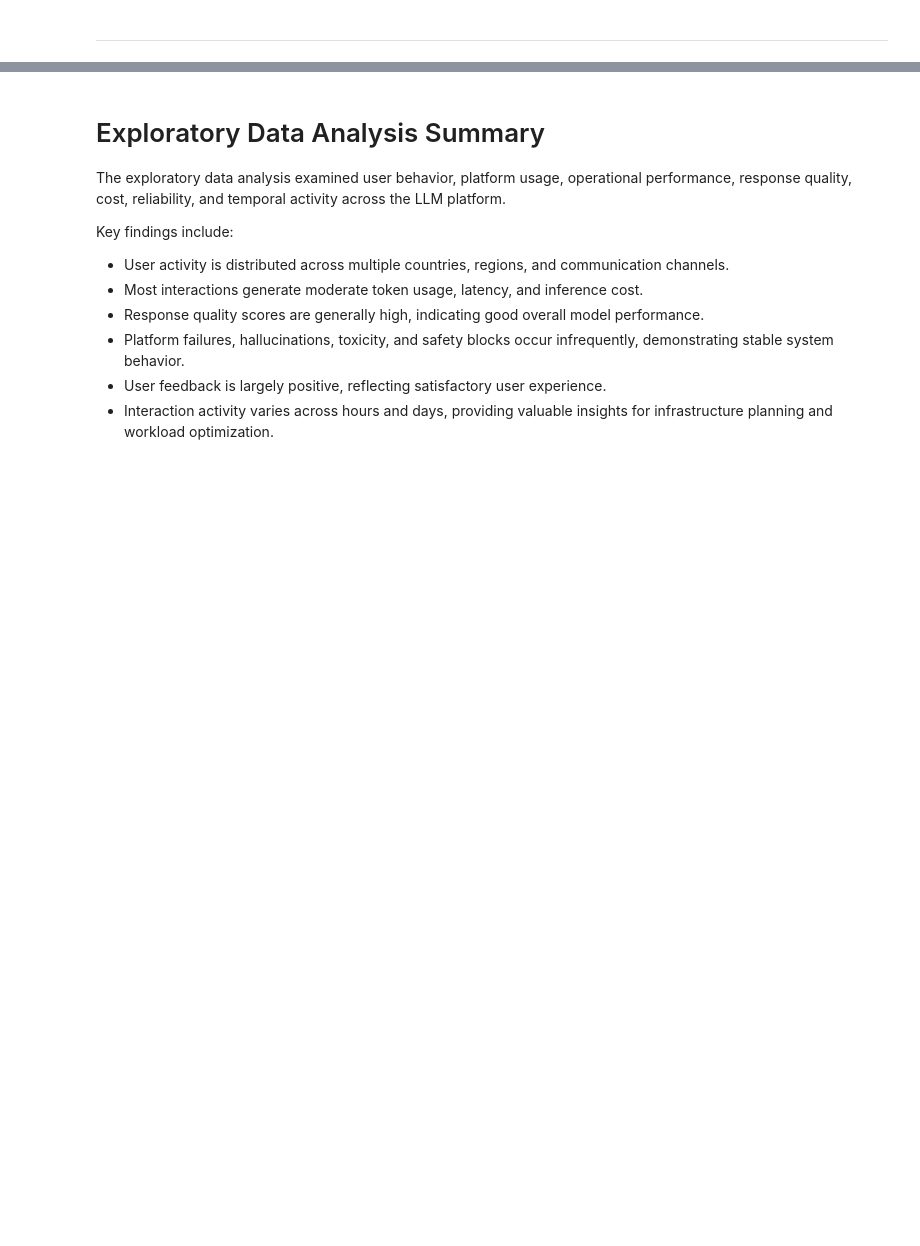
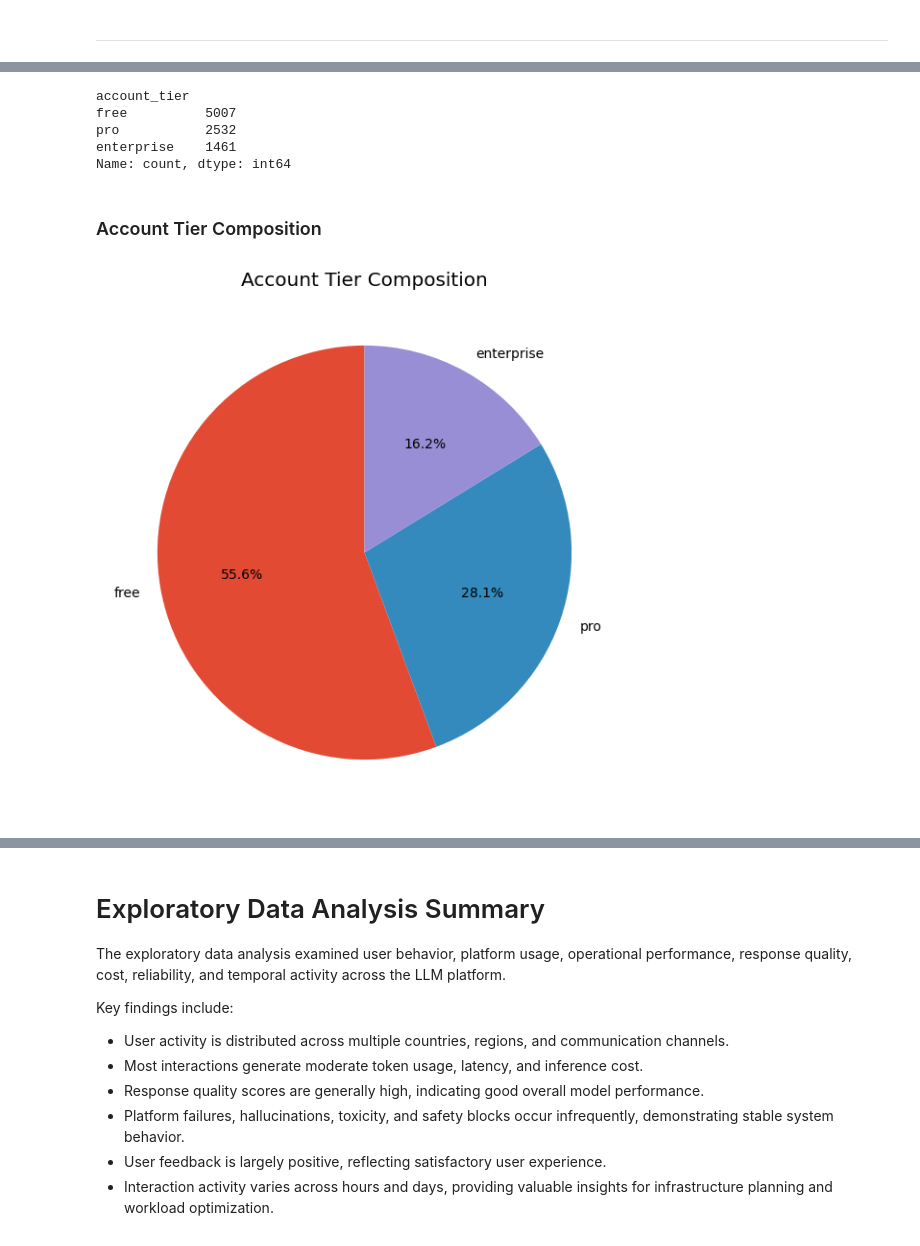
Before and after one commit to CHARANJOD/LLM-Platform-Analytics, a Jupyter notebook: notebooks/03_EDA.ipynb, the cells around one changed output, grey strips where cells are left out. Cells and saved outputs as stored; diff of their text form; code cells hidden in the pictures; blank space fills up the shorter version.

```diff
--- a/notebooks/03_EDA.ipynb
+++ b/notebooks/03_EDA.ipynb
@@ -1170,0 +1340,27 @@ plt.show()
+# %%
+tier_counts = interactions["account_tier"].value_counts()
+
+tier_counts
+# %% [output]
+account_tier
+free          5007
+pro           2532
+enterprise    1461
+Name: count, dtype: int64
+# %% [markdown]
+### Account Tier Composition
+# %%
+plt.figure(figsize=(7,7))
+
+plt.pie(
+    tier_counts,
+    labels=tier_counts.index,
+    autopct="%1.1f%%",
+    startangle=90
+)
+
+plt.title("Account Tier Composition")
+
+plt.show()
+# %% [output]
+[figure, added]
```
Also changed, not shown: parts of 48 cells of this notebook.
